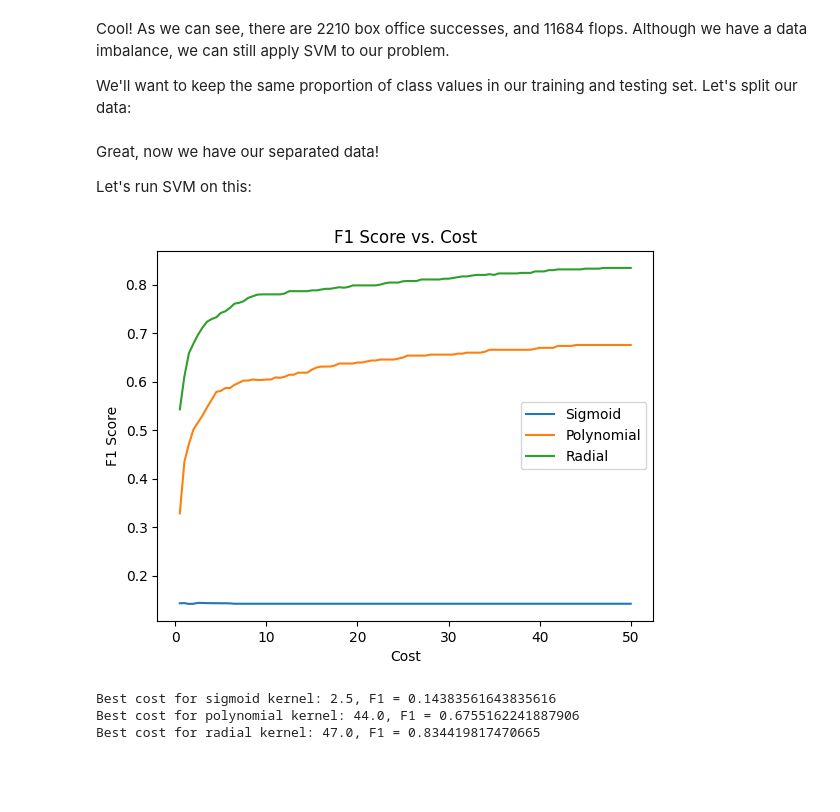
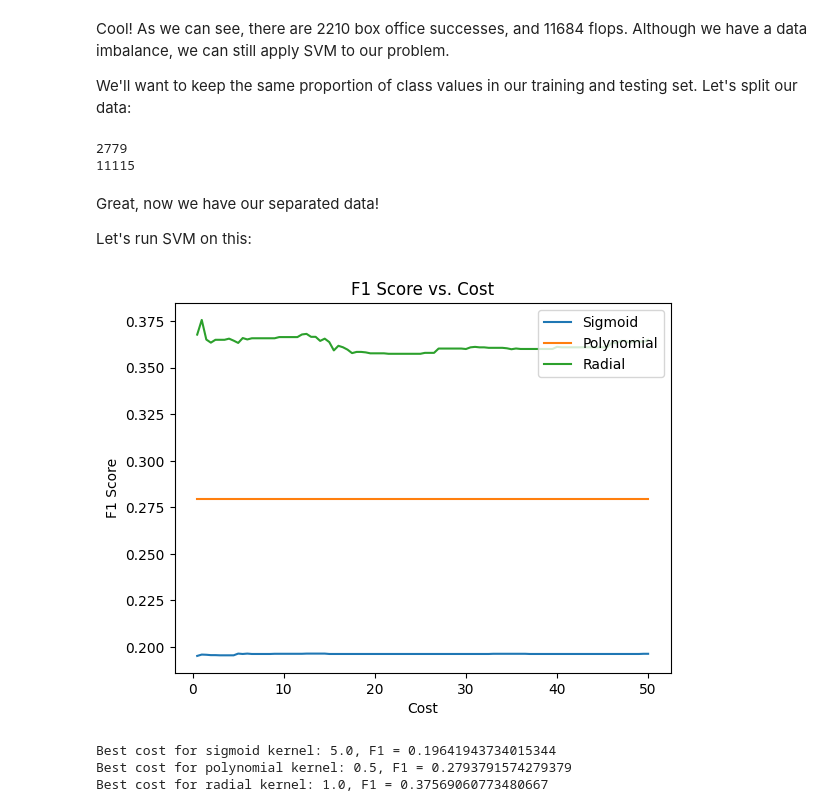
Before and after one commit to peterlecavalier/csci5622_film_project, a Jupyter notebook: svm.ipynb, the cells around one changed output. Drawn from its saved outputs; the diff is of its cells as text; code cells hidden in the pictures; blank space fills up the shorter version.

```diff
--- a/svm.ipynb
+++ b/svm.ipynb
@@ -61,6 +61,8 @@ def box_office_success(row):
 
 df['labels'] = df.apply(box_office_success, axis=1)
 
+df = df.drop(['combined_budget', 'combined_revenue'], axis=1)
+
 display(df.head(10))
 
 display(df['labels'].value_counts())
@@ -109,19 +111,17 @@ y_test = pd.concat([y_success_test, y_fail_test])
 # x_test = x_test.sample(frac=1, random_state=1)
 # y_train = y_train.sample(frac=1, random_state=1612)
 # y_test = y_test.sample(frac=1, random_state=1612)
+# %%
+print(len(x_test))
+print(len(x_train))
+# %% [output]
+2779
+11115
 # %% [markdown]
 Great, now we have our separated data!
 
 Let's run SVM on this:
 # %%
-# Best costs for each kernel type
-sigmoid_best_c = -1
-sigmoid_best_f1 = -1
-poly_best_c = -1
-poly_best_f1 = -1
-radial_best_c = -1
-radial_best_f1 = -1
-
 # Lists of f1 scores
 sigmoid_f1s = []
 poly_f1s = []
@@ -132,10 +132,10 @@ costs = np.arange(0.5, 50.5, 0.5)
 
 # Loop through a bunch of costs to determine the best one for each kernel
 for cost in tqdm(costs):
-    # Set up the SVMs
-    SVM_sigmoid = SVC(C=cost, kernel='sigmoid')
-    SVM_poly = SVC(C=cost, kernel='poly')
-    SVM_radial = SVC(C=cost, kernel='rbf')
+    # Set up the SVMs - note the "balanced" class_weight parameter to alleviate issues with class imbalance.
+    SVM_sigmoid = SVC(C=cost, kernel='sigmoid', class_weight='balanced')
+    SVM_poly = SVC(C=cost, kernel='poly', class_weight='balanced')
+    SVM_radial = SVC(C=cost, kernel='rbf', class_weight='balanced')
 
     # Fit each to the train data
     SVM_sigmoid.fit(x_train, y_train)
@@ -144,49 +144,40 @@ for cost in tqdm(costs):
 
     # Predict each on the test data
     pred_sigmoid = SVM_sigmoid.predict(x_test)
     pred_poly = SVM_poly.predict(x_test)
     pred_radial = SVM_radial.predict(x_test)
 
-    # Calculate the best F1 for sigmoid
+    # Calculate the F1 for sigmoid
     sigmoid_f1 = f1_score(y_test, pred_sigmoid)
-    if sigmoid_f1 > sigmoid_best_f1:
-        sigmoid_best_c = cost
-        sigmoid_best_f1 = sigmoid_f1
 
-    # Calculate the best F1 for poly
+    # Calculate the F1 for poly
     poly_f1 = f1_score(y_test, pred_poly)
-    if poly_f1 > poly_best_f1:
-        poly_best_c = cost
-        poly_best_f1 = poly_f1
 
-    # Calculate the best F1 for radial
+    # Calculate the F1 for radial
     radial_f1 = f1_score(y_test, pred_radial)
-    if radial_f1 > radial_best_f1:
-        radial_best_c = cost
-        radial_best_f1 = radial_f1
 
     # Append to arrays
     sigmoid_f1s.append(sigmoid_f1)
     poly_f1s.append(poly_f1)
     radial_f1s.append(radial_f1)
 
 plt.figure()
 plt.plot(costs, sigmoid_f1s, label='Sigmoid')
 plt.plot(costs, poly_f1s, label='Polynomial')
 plt.plot(costs, radial_f1s, label='Radial')
 plt.legend()
 plt.xlabel('Cost')
 plt.ylabel('F1 Score')
 plt.title('F1 Score vs. Cost')
 plt.savefig('./imgs/svm_ims/cost_comparison.png')
 plt.show()
 
 
-print(f"Best cost for sigmoid kernel: {sigmoid_best_c}, F1 = {sigmoid_best_f1}")
-print(f"Best cost for polynomial kernel: {poly_best_c}, F1 = {poly_best_f1}")
-print(f"Best cost for radial kernel: {radial_best_c}, F1 = {radial_best_f1}")
+print(f"Best cost for sigmoid kernel: {costs[np.argmax(sigmoid_f1s)]}, F1 = {np.max(sigmoid_f1s)}")
+print(f"Best cost for polynomial kernel: {costs[np.argmax(poly_f1s)]}, F1 = {np.max(poly_f1s)}")
+print(f"Best cost for radial kernel: {costs[np.argmax(radial_f1s)]}, F1 = {np.max(radial_f1s)}")
 # %% [output]
-[figure, old version]
+[figure, new version]
-Best cost for sigmoid kernel: 2.5, F1 = 0.14383561643835616
-Best cost for polynomial kernel: 44.0, F1 = 0.6755162241887906
-Best cost for radial kernel: 47.0, F1 = 0.834419817470665
+Best cost for sigmoid kernel: 5.0, F1 = 0.19641943734015344
+Best cost for polynomial kernel: 0.5, F1 = 0.2793791574279379
+Best cost for radial kernel: 1.0, F1 = 0.37569060773480667
```
Also changed, not shown: parts of 4 cells of this notebook, 13 other files.
